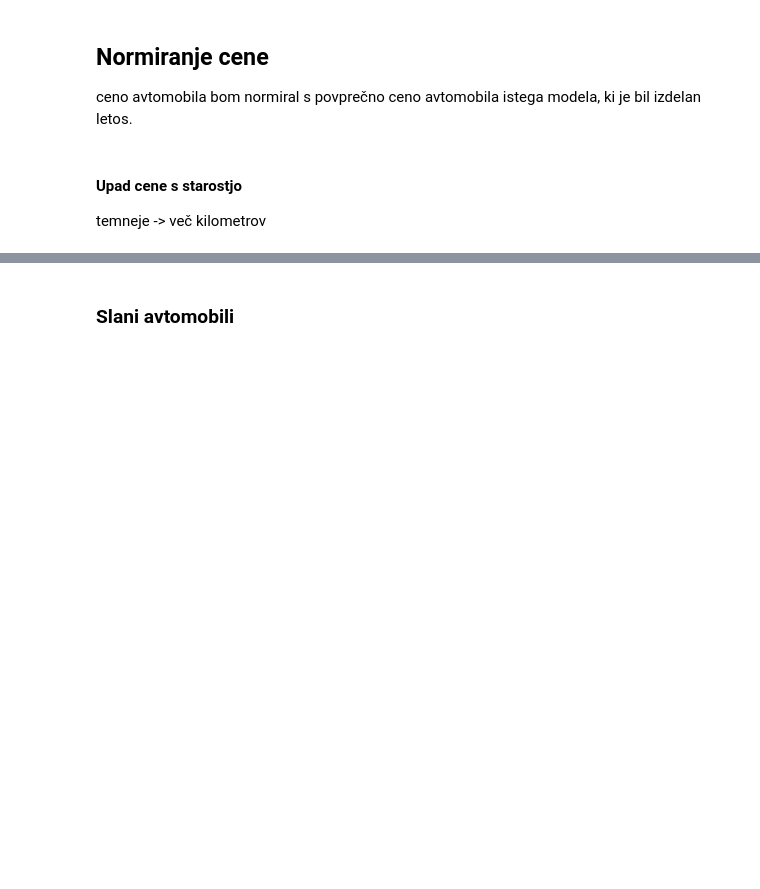
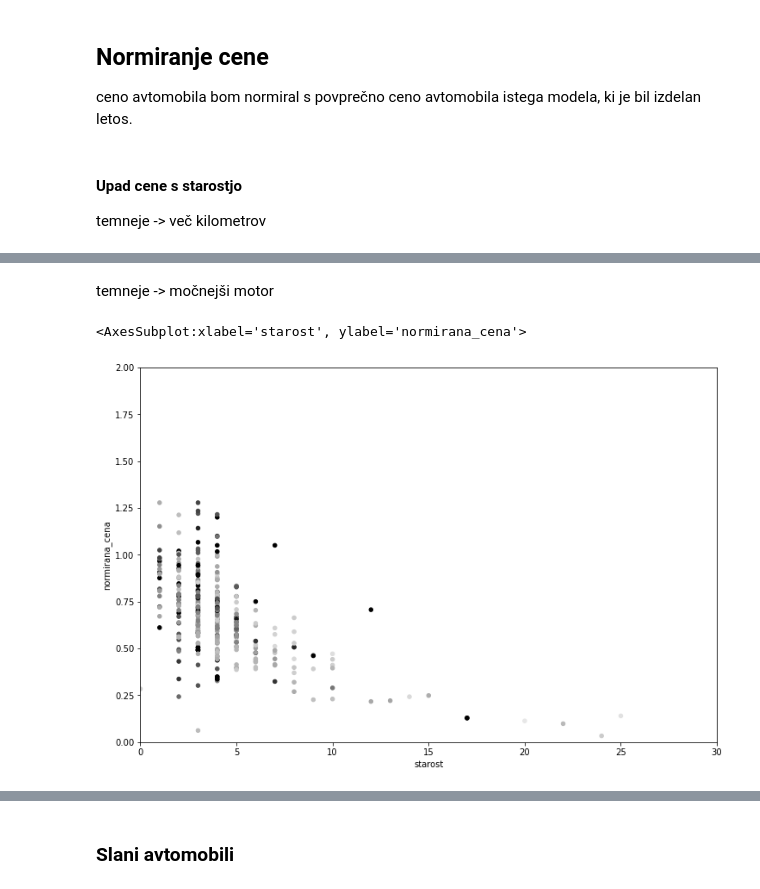
Before and after one commit to pg008/programiranje_1_projektna_naloga, a Jupyter notebook: src/analiza.ipynb, the cells around one changed output, grey strips where cells are left out. Cells and saved outputs as stored; diff of their text form; code cells hidden in the pictures; blank space fills up the shorter version.

```diff
--- a/src/analiza.ipynb
+++ b/src/analiza.ipynb
@@ -34,0 +39,16 @@ avti_z_nc.plot.scatter("starost", "normirana_cena",xlim=(0,30), ylim=(0,6), c=no
+# %% [markdown]
+temneje -> močnejši motor
+# %%
+st_kilom = 0.5e5 # 120 000 km
+fiks_avti_z_nc = avti_z_nc[
+    avti_z_nc.stevilo_kilometrov.between(0.8*st_kilom, 1.2*st_kilom)
+]
+fiks_avti_z_nc.plot.scatter(
+    "starost", "normirana_cena",
+    xlim=(0,30), ylim=(0,2),
+    c=fiks_avti_z_nc.konjske_moci.clip(0, 250),
+    figsize=(12,8)
+)
+# %% [output]
+<AxesSubplot:xlabel='starost', ylabel='normirana_cena'>
+[figure, added]
```
Also changed, not shown: parts of 5 cells of this notebook.
